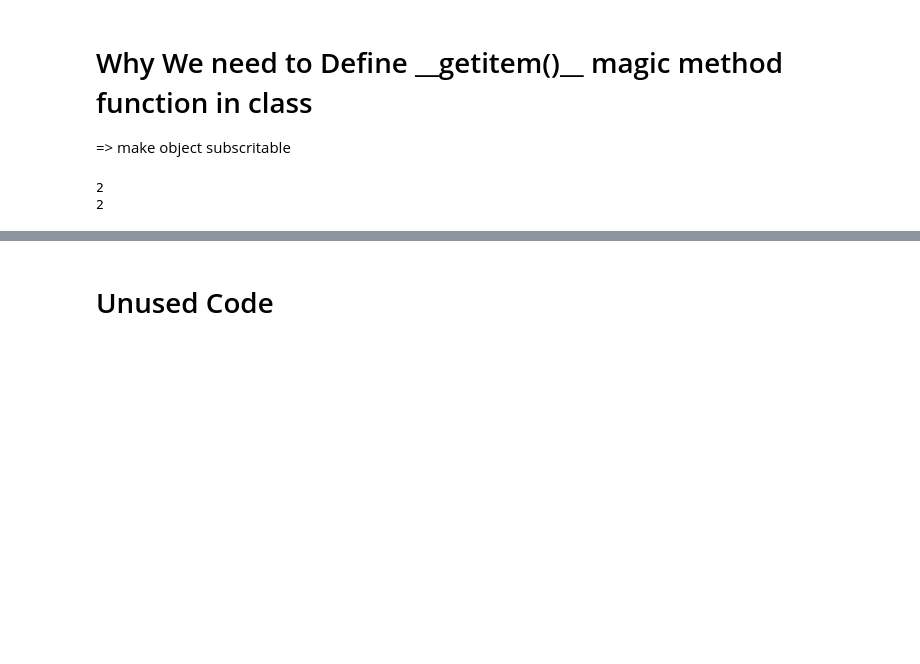
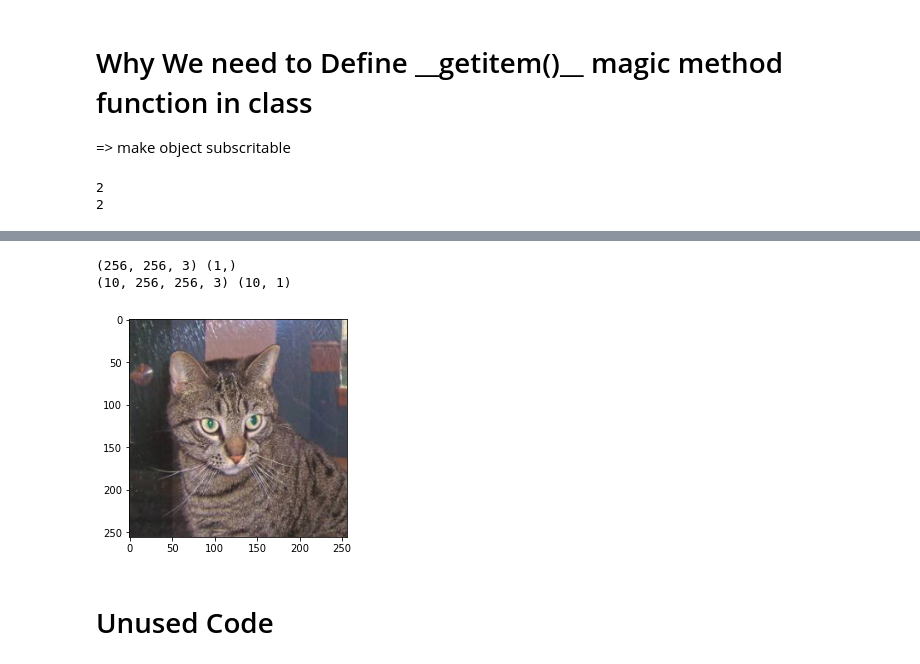
Before and after one commit to tobeor3009/deeplearning_education, a Jupyter notebook: 3. data_loader/Make Data Loader.ipynb, the cells around one changed output, grey strips where cells are left out. Saved outputs shown, nothing was run; the diff lists cells and outputs as text; code cells hidden in the pictures; blank space fills up the shorter version.

Commit message:
3. data loader update

```diff
--- a/3. data_loader/Make Data Loader.ipynb
+++ b/3. data_loader/Make Data Loader.ipynb
@@ -143,2 +266,16 @@ batch_data = train_data_sequence[0]
+# %%
+image_array, label_array = train_dataset[0]
+batch_image_array, batch_label_array = train_data_sequence[0]
+print(image_array.shape, label_array.shape)
+print(batch_image_array.shape, batch_label_array.shape)
+# %% [output]
+(256, 256, 3) (1,)
+(10, 256, 256, 3) (10, 1)
+# %%
+image_array, label_array = train_dataset[0]
+plt.imshow(image_array)
+plt.show()
+# %% [output]
+[figure, added]
 # %% [markdown]
 # Unused Code
```
Also changed, not shown: parts of 26 cells of this notebook.
